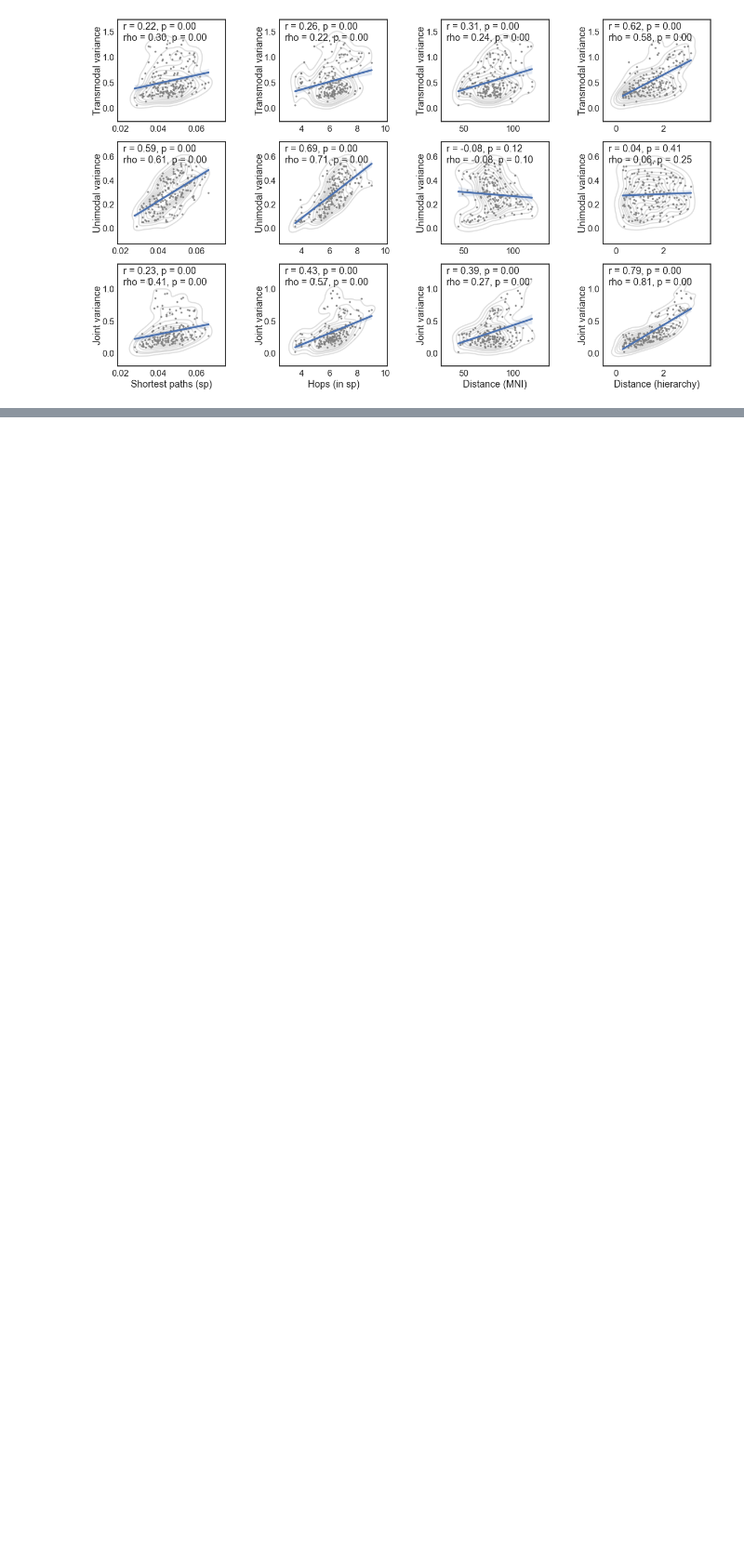
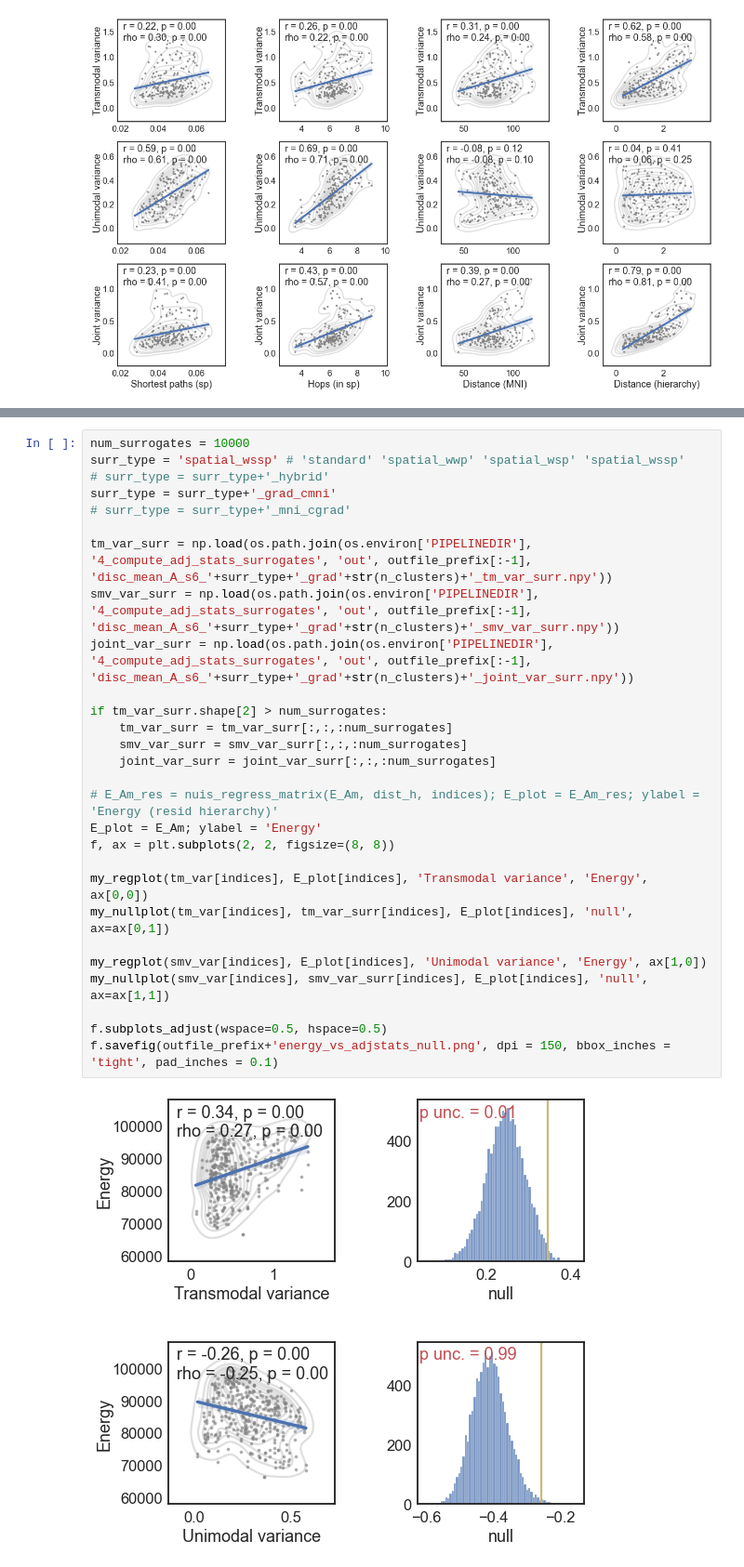
Before and after one commit to lindenmp/nct_hierarchy, a Jupyter notebook: 1_code/results_mean_a.ipynb, the cells around one changed output, grey strips where cells are left out. Shown at 93% size. Drawn from its saved outputs; the diff is of its cells as text; blank space fills up the shorter version.

```diff
--- a/1_code/results_mean_a.ipynb
+++ b/1_code/results_mean_a.ipynb
@@ -325,0 +337,30 @@ f.savefig(outfile_prefix+'variance_vs_adjstats.png', dpi = 150, bbox_inches = 't
+# %%
+num_surrogates = 10000
+surr_type = 'spatial_wssp' # 'standard' 'spatial_wwp' 'spatial_wsp' 'spatial_wssp'
+# surr_type = surr_type+'_hybrid'
+surr_type = surr_type+'_grad_cmni'
+# surr_type = surr_type+'_mni_cgrad'
+
+tm_var_surr = np.load(os.path.join(os.environ['PIPELINEDIR'], '4_compute_adj_stats_surrogates', 'out', outfile_prefix[:-1], 'disc_mean_A_s6_'+surr_type+'_grad'+str(n_clusters)+'_tm_var_surr.npy'))
+smv_var_surr = np.load(os.path.join(os.environ['PIPELINEDIR'], '4_compute_adj_stats_surrogates', 'out', outfile_prefix[:-1], 'disc_mean_A_s6_'+surr_type+'_grad'+str(n_clusters)+'_smv_var_surr.npy'))
+joint_var_surr = np.load(os.path.join(os.environ['PIPELINEDIR'], '4_compute_adj_stats_surrogates', 'out', outfile_prefix[:-1], 'disc_mean_A_s6_'+surr_type+'_grad'+str(n_clusters)+'_joint_var_surr.npy'))
+
+if tm_var_surr.shape[2] > num_surrogates:
+    tm_var_surr = tm_var_surr[:,:,:num_surrogates]
+    smv_var_surr = smv_var_surr[:,:,:num_surrogates]
+    joint_var_surr = joint_var_surr[:,:,:num_surrogates]
+
+# E_Am_res = nuis_regress_matrix(E_Am, dist_h, indices); E_plot = E_Am_res; ylabel = 'Energy (resid hierarchy)'
+E_plot = E_Am; ylabel = 'Energy'
+f, ax = plt.subplots(2, 2, figsize=(8, 8))
+
+my_regplot(tm_var[indices], E_plot[indices], 'Transmodal variance', 'Energy', ax[0,0])
+my_nullplot(tm_var[indices], tm_var_surr[indices], E_plot[indices], 'null', ax=ax[0,1])
+
+my_regplot(smv_var[indices], E_plot[indices], 'Unimodal variance', 'Energy', ax[1,0])
+my_nullplot(smv_var[indices], smv_var_surr[indices], E_plot[indices], 'null', ax=ax[1,1])
+
+f.subplots_adjust(wspace=0.5, hspace=0.5)
+f.savefig(outfile_prefix+'energy_vs_adjstats_null.png', dpi = 150, bbox_inches = 'tight', pad_inches = 0.1)
+# %% [output]
+[figure, added]
```
Also changed, not shown: parts of 24 cells of this notebook, 1 other file.
